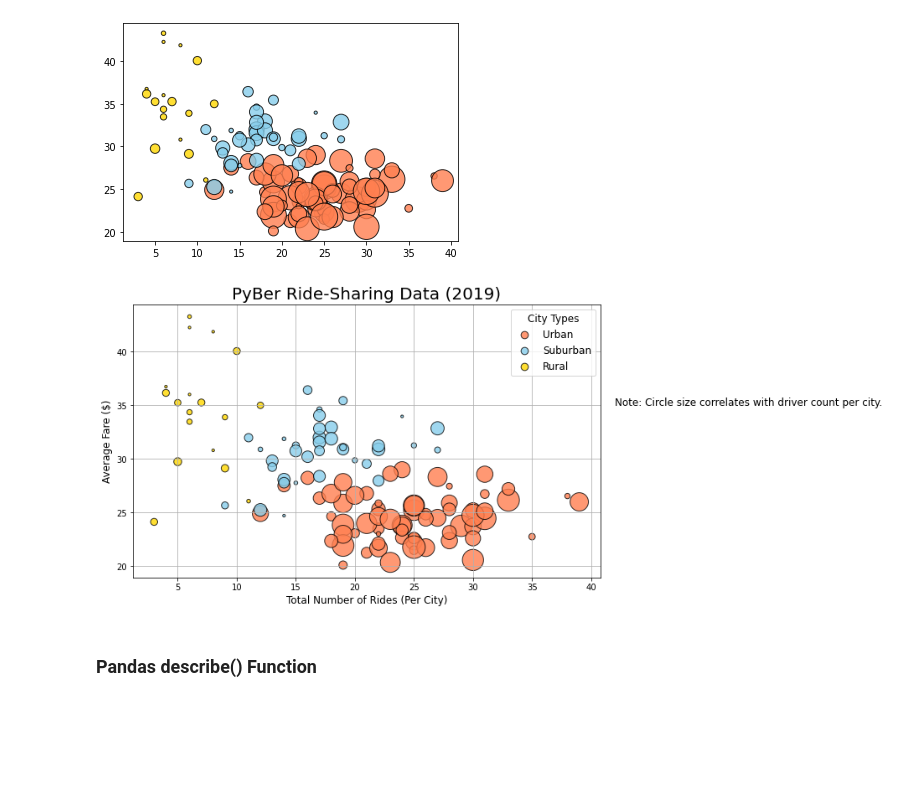
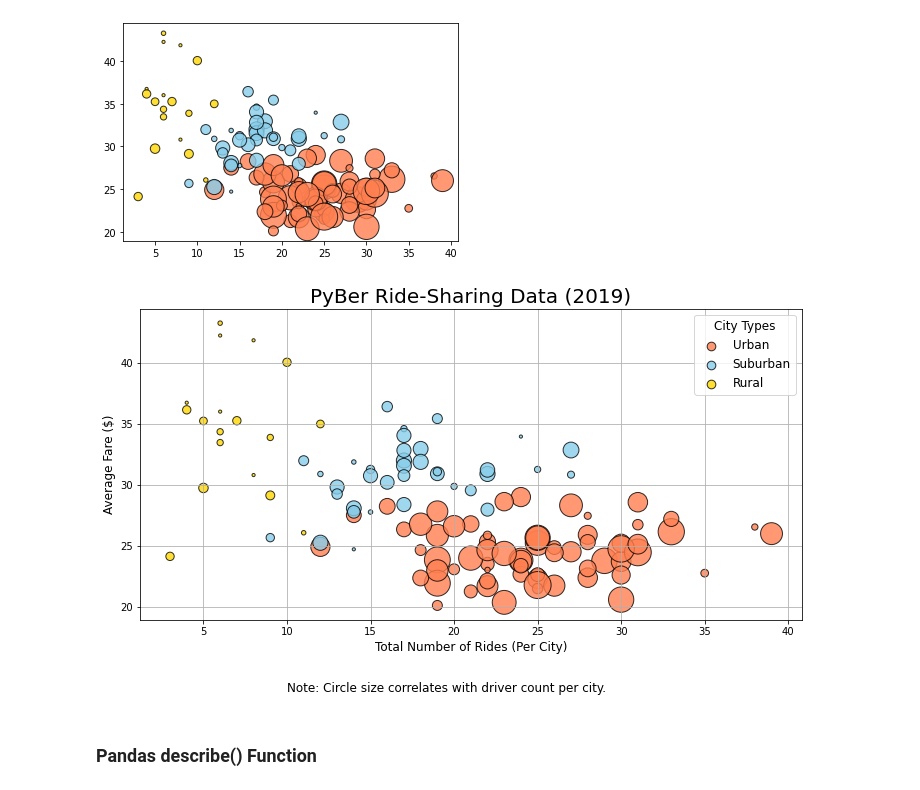
Before and after one commit to ioshisolis/PyBer_Analysis, a Jupyter notebook: PyBer_Analysis.ipynb, the cells around one changed output. Drawn from its saved outputs; the diff is of its cells as text; code cells hidden in the pictures; blank space fills up the shorter version.

Commit message:
edit images

```diff
--- a/PyBer_Analysis.ipynb
+++ b/PyBer_Analysis.ipynb
@@ -390,37 +390,37 @@ plt.scatter(suburban_ride_count,
 
 plt.scatter(rural_ride_count,
       rural_avg_fare,
       s=10*rural_driver_count, c="gold",
       edgecolor="black", linewidths=1,
       alpha=0.8, label="Rural")
 
 # Incorporate the other graph properties
 plt.title("PyBer Ride-Sharing Data (2019)", fontsize=20)
 plt.ylabel("Average Fare ($)", fontsize=12)
 plt.xlabel("Total Number of Rides (Per City)", fontsize=12)
 plt.grid(True)
 
 # Add the legend.
 
 # Create a legend
 lgnd = plt.legend(fontsize="12", mode="Expanded",
          scatterpoints=1, loc="best", title="City Types")
 lgnd.legendHandles[0]._sizes = [75]
 lgnd.legendHandles[1]._sizes = [75]
 lgnd.legendHandles[2]._sizes = [75]
 lgnd.get_title().set_fontsize(12)
 
 # Incorporate a text label about circle size.
-plt.text(42, 35, "Note: Circle size correlates with driver count per city.", fontsize="12")
-
+plt.text(10, 13, "Note: Circle size correlates with driver count per city.", fontsize="12")
+plt.tight_layout()
 
 # Save the figure.
-plt.savefig("analysis/Fig1.png")
+plt.savefig("analysis/Fig1.png", facecolor="white")
 
 # Show the plot
 plt.show()
 # %% [output]
-[figure, old version]
+[figure, new version]
 # %% [markdown]
 ### Pandas describe() Function
 # %% [markdown]
```
Also changed, not shown: parts of 6 cells of this notebook, 7 other files.
